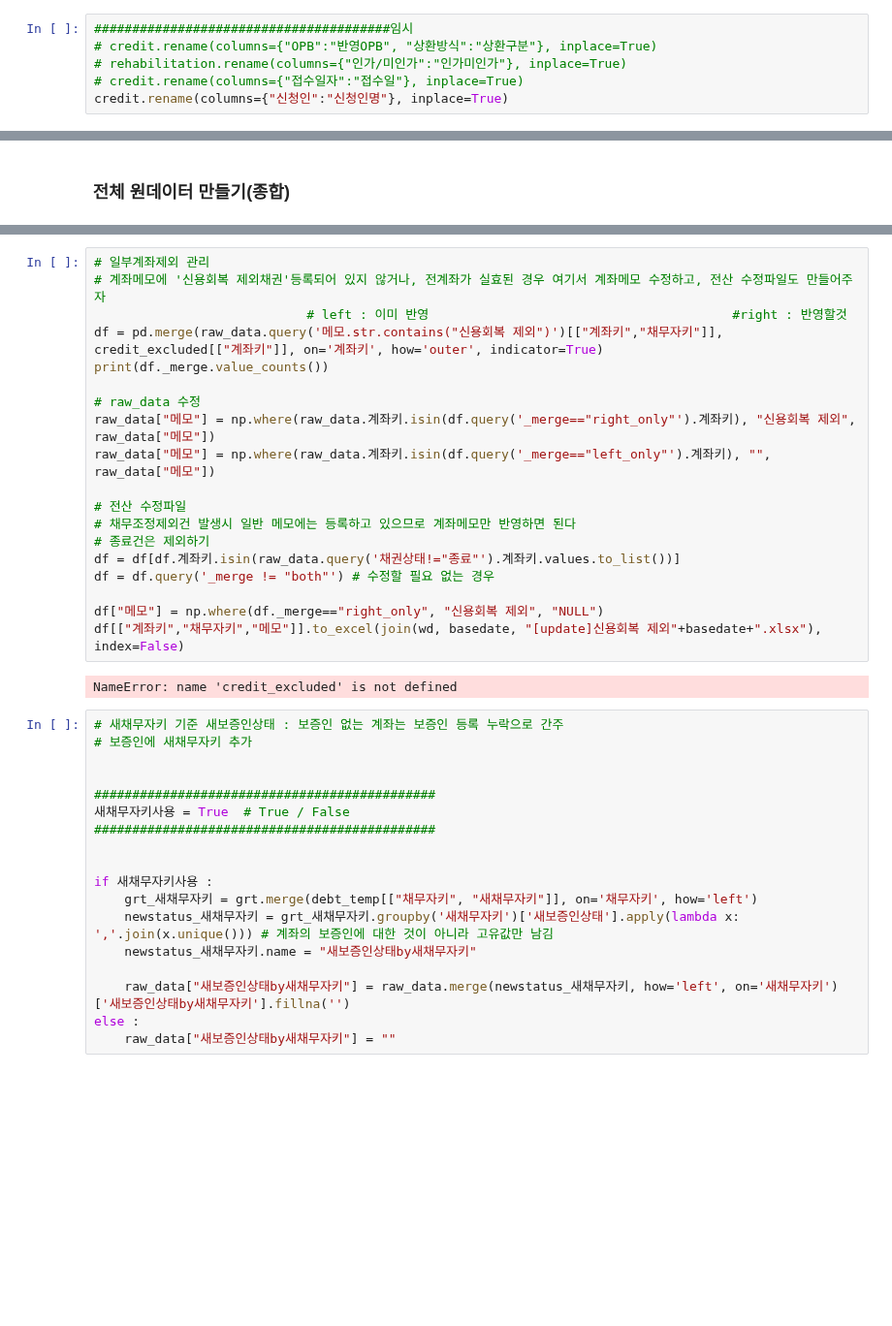
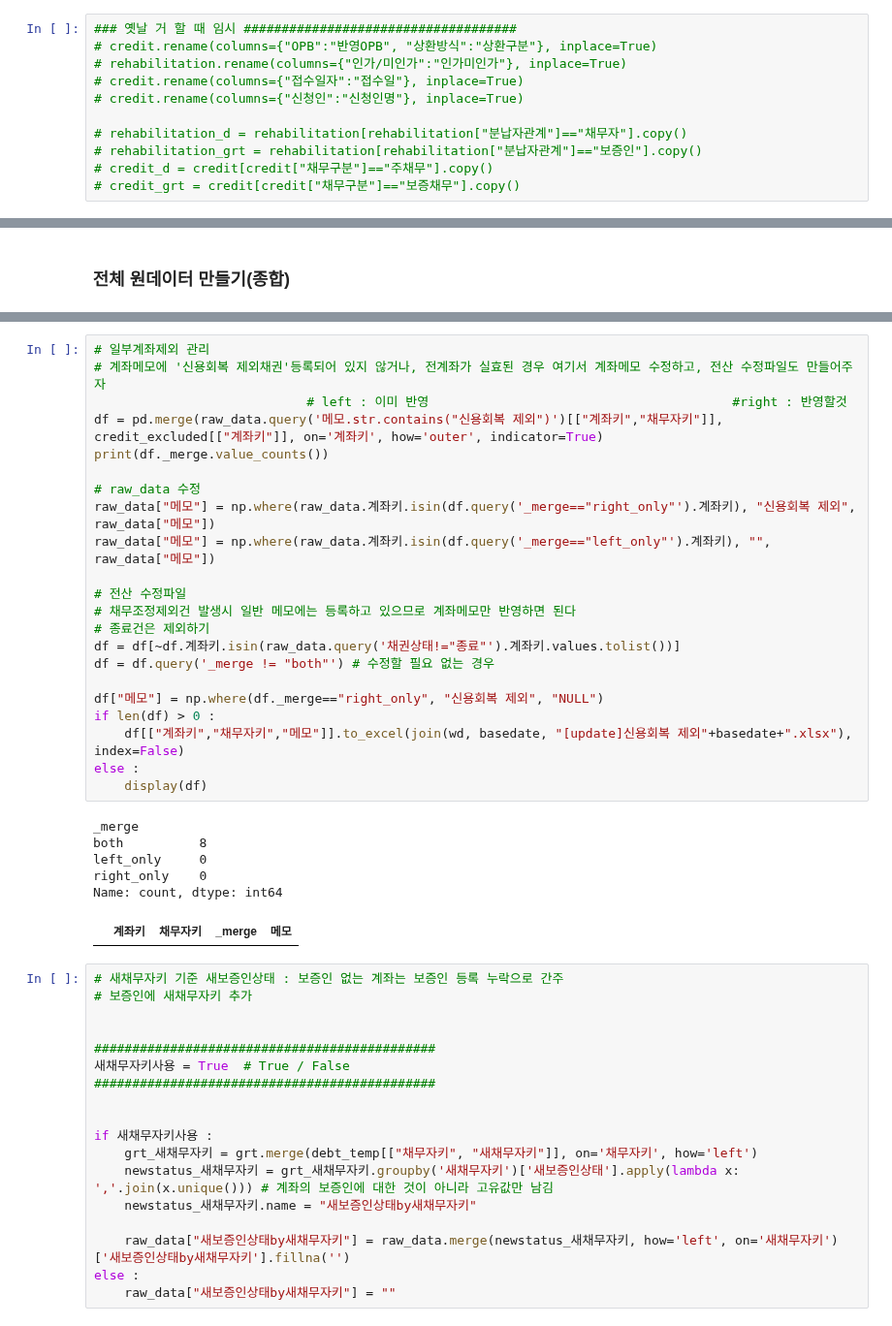
Before and after one commit to jbmyou/python_work, a Jupyter notebook: fileNaming/자산정리/전산_자산정리_통합.ipynb, the cells around one changed output, grey strips where cells are left out. Shown at 97% size. Drawn from its saved outputs; the diff is of its cells as text; blank space fills up the shorter version.

```diff
--- a/fileNaming/자산정리/전산_자산정리_통합.ipynb
+++ b/fileNaming/자산정리/전산_자산정리_통합.ipynb
@@ -185,8 +184,13 @@ credit_grt = credit[credit["채무구분"]=="보증채무"].copy()
 # df.to_pickle(join(wd, basedate, "pkl", filename +".pkl"))
 # deposit.to_pickle(join(wd, basedate, "pkl", files[6]+".pkl"))
 # %%
-#######################################임시
+### 옛날 거 할 때 임시 ####################################
 # credit.rename(columns={"OPB":"반영OPB", "상환방식":"상환구분"}, inplace=True)
 # rehabilitation.rename(columns={"인가/미인가":"인가미인가"}, inplace=True)
 # credit.rename(columns={"접수일자":"접수일"}, inplace=True)
-credit.rename(columns={"신청인":"신청인명"}, inplace=True)
+# credit.rename(columns={"신청인":"신청인명"}, inplace=True)
+
+# rehabilitation_d = rehabilitation[rehabilitation["분납자관계"]=="채무자"].copy()
+# rehabilitation_grt = rehabilitation[rehabilitation["분납자관계"]=="보증인"].copy()
+# credit_d = credit[credit["채무구분"]=="주채무"].copy()
+# credit_grt = credit[credit["채무구분"]=="보증채무"].copy()
@@ -459,24 +460,32 @@ raw_data["보증인상태"] = raw_data["보증인상태"].fillna('')
 # %%
 # 일부계좌제외 관리
 # 계좌메모에 '신용회복 제외채권'등록되어 있지 않거나, 전계좌가 실효된 경우 여기서 계좌메모 수정하고, 전산 수정파일도 만들어주자
                             # left : 이미 반영                                        #right : 반영할것
 df = pd.merge(raw_data.query('메모.str.contains("신용회복 제외")')[["계좌키","채무자키"]], credit_excluded[["계좌키"]], on='계좌키', how='outer', indicator=True)
 print(df._merge.value_counts())
 
 # raw_data 수정
 raw_data["메모"] = np.where(raw_data.계좌키.isin(df.query('_merge=="right_only"').계좌키), "신용회복 제외", raw_data["메모"])
 raw_data["메모"] = np.where(raw_data.계좌키.isin(df.query('_merge=="left_only"').계좌키), "", raw_data["메모"])
 
 # 전산 수정파일
 # 채무조정제외건 발생시 일반 메모에는 등록하고 있으므로 계좌메모만 반영하면 된다
 # 종료건은 제외하기
-df = df[df.계좌키.isin(raw_data.query('채권상태!="종료"').계좌키.values.to_list())]
+df = df[~df.계좌키.isin(raw_data.query('채권상태!="종료"').계좌키.values.tolist())]
 df = df.query('_merge != "both"') # 수정할 필요 없는 경우
 
 df["메모"] = np.where(df._merge=="right_only", "신용회복 제외", "NULL")
-df[["계좌키","채무자키","메모"]].to_excel(join(wd, basedate, "[update]신용회복 제외"+basedate+".xlsx"), index=False)
+if len(df) > 0 :
+    df[["계좌키","채무자키","메모"]].to_excel(join(wd, basedate, "[update]신용회복 제외"+basedate+".xlsx"), index=False)
+else :
+    display(df)
 # %% [output]
-NameError: name 'credit_excluded' is not defined
+_merge
+both          8
+left_only     0
+right_only    0
+Name: count, dtype: int64
+|  | 계좌키 | 채무자키 | _merge | 메모 |
 # %%
 # 새채무자키 기준 새보증인상태 : 보증인 없는 계좌는 보증인 등록 누락으로 간주
 # 보증인에 새채무자키 추가
```
Also changed, not shown: parts of 27 cells of this notebook, 6 other files.
